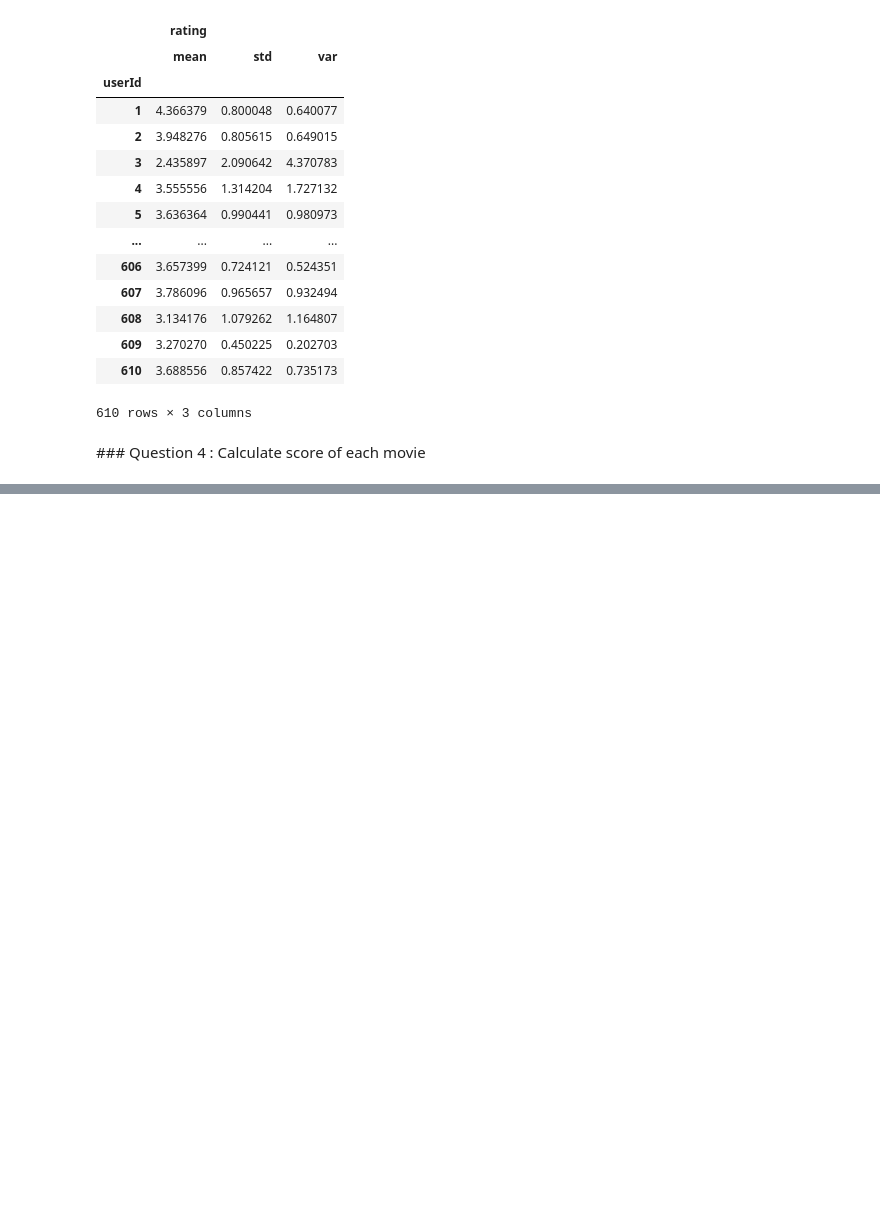
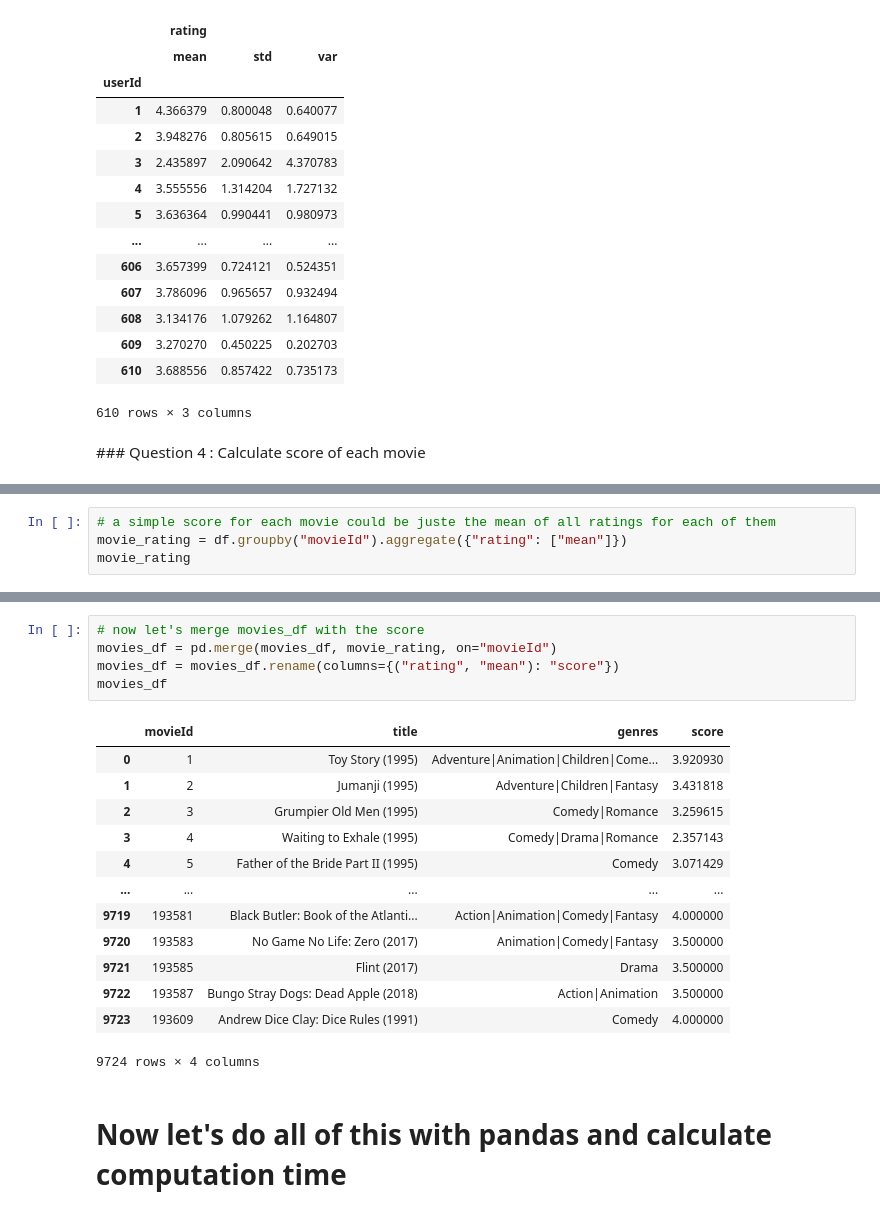
Before and after one commit to Meridolian/big_data_analyse_donnee_tp, a Jupyter notebook: small_dataset_analysis.ipynb, the cells around one changed output, grey strips where cells are left out. Saved outputs shown, nothing was run; the diff lists cells and outputs as text; blank space fills up the shorter version.

Commit message:
pandas analysis

```diff
--- a/small_dataset_analysis.ipynb
+++ b/small_dataset_analysis.ipynb
@@ -146,0 +160,4 @@ def timing(f):
+# %%
+# a simple score for each movie could be juste the mean of all ratings for each of them
+movie_rating = df.groupby("movieId").aggregate({"rating": ["mean"]})
+movie_rating
@@ -146,0 +180,21 @@ def timing(f):
+# %%
+# now let's merge movies_df with the score
+movies_df = pd.merge(movies_df, movie_rating, on="movieId")
+movies_df = movies_df.rename(columns={("rating", "mean"): "score"})
+movies_df
+# %% [output]
+|  | movieId | title | genres | score |
+| 0 | 1 | Toy Story (1995) | Adventure|Animation|Children|Come... | 3.920930 |
+| 1 | 2 | Jumanji (1995) | Adventure|Children|Fantasy | 3.431818 |
+| 2 | 3 | Grumpier Old Men (1995) | Comedy|Romance | 3.259615 |
+| 3 | 4 | Waiting to Exhale (1995) | Comedy|Drama|Romance | 2.357143 |
+| 4 | 5 | Father of the Bride Part II (1995) | Comedy | 3.071429 |
+| ... | ... | ... | ... | ... |
+| 9719 | 193581 | Black Butler: Book of the Atlanti... | Action|Animation|Comedy|Fantasy | 4.000000 |
+| 9720 | 193583 | No Game No Life: Zero (2017) | Animation|Comedy|Fantasy | 3.500000 |
+| 9721 | 193585 | Flint (2017) | Drama | 3.500000 |
+| 9722 | 193587 | Bungo Stray Dogs: Dead Apple (2018) | Action|Animation | 3.500000 |
+| 9723 | 193609 | Andrew Dice Clay: Dice Rules (1991) | Comedy | 4.000000 |
+9724 rows × 4 columns
+# %% [markdown]
+# Now let's do all of this with pandas and calculate computation time
```
Also changed, not shown: parts of 11 cells of this notebook.
